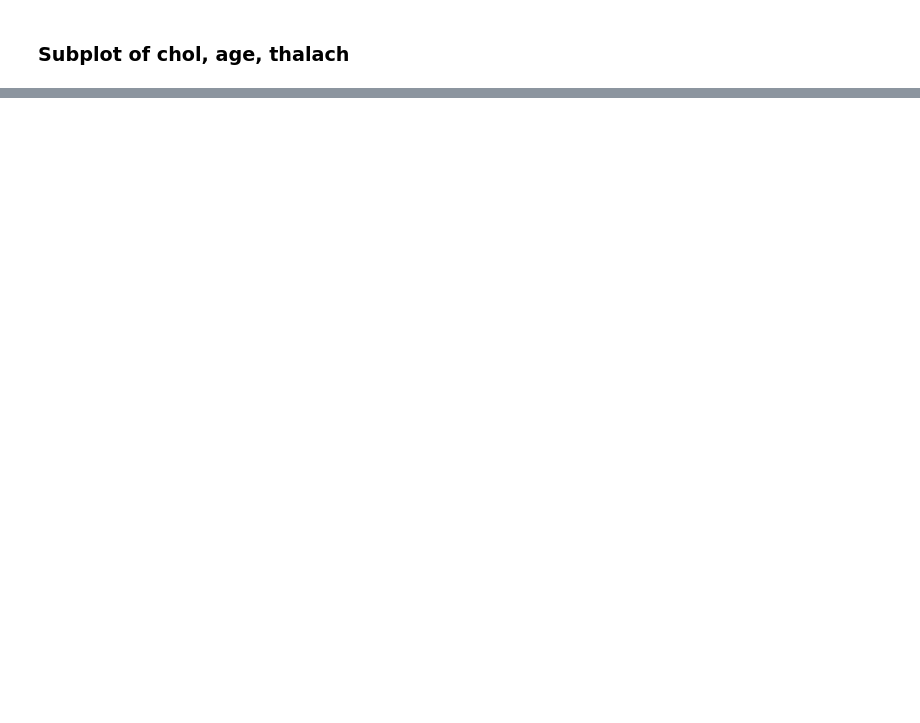
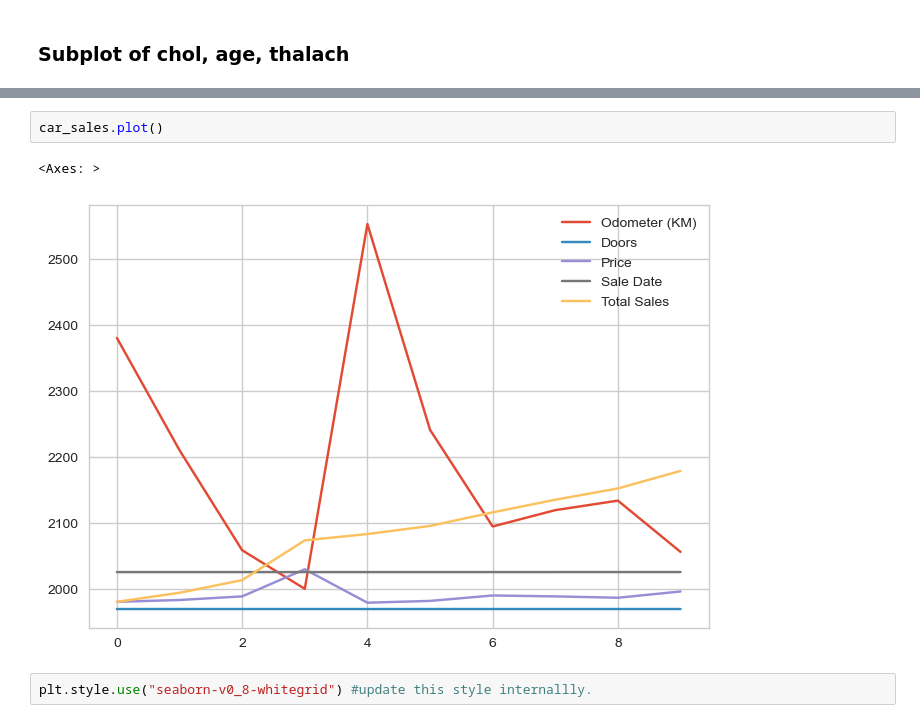
Before and after one commit to DevSen101/ML-Bootcamp, a Jupyter notebook: Matplotlib/Introduction-to-Matplotlib.ipynb, the cells around one changed output, grey strips where cells are left out. Saved outputs shown, nothing was run; the diff lists cells and outputs as text; blank space fills up the shorter version.

```diff
--- a/Matplotlib/Introduction-to-Matplotlib.ipynb
+++ b/Matplotlib/Introduction-to-Matplotlib.ipynb
@@ -561,0 +605,7 @@ Text(0.5, 0.98, 'Heart Disease Analysis')
+# %%
+car_sales.plot()
+# %% [output]
+<Axes: >
+[figure, added]
+# %%
+plt.style.use("seaborn-v0_8-whitegrid") #update this style internallly.
```
Also changed, not shown: parts of 17 cells of this notebook.
